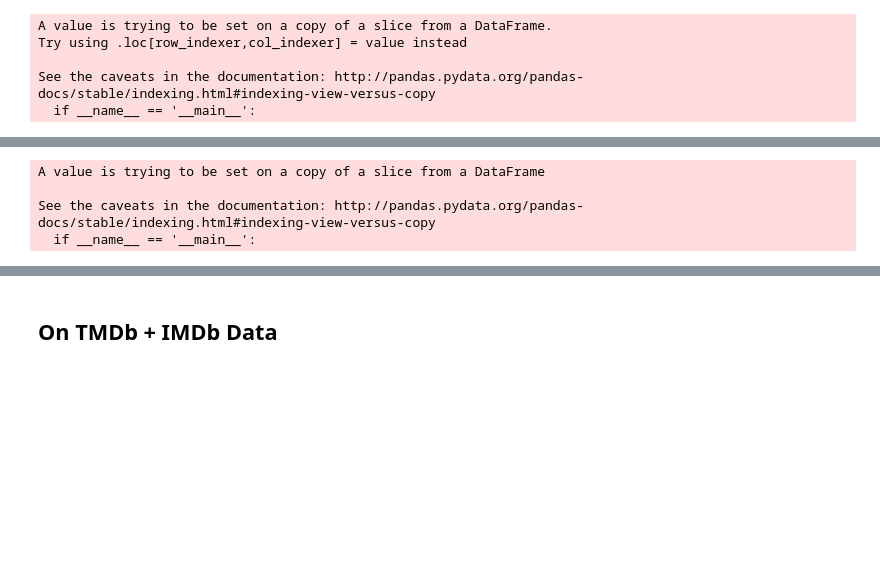
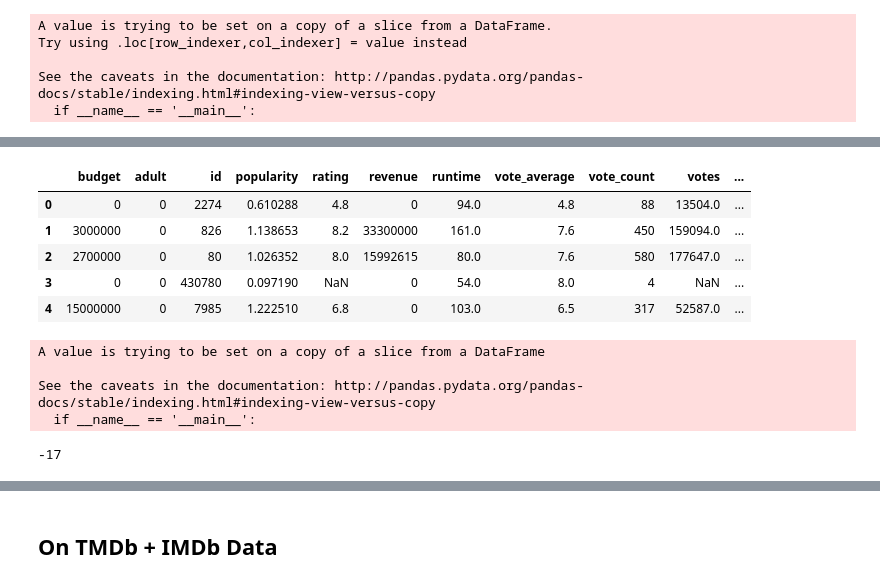
Before and after one commit to xueharry/cs109b-final-project, a Jupyter notebook: milestone3/RandForestsDirect.ipynb, the cells around one changed output, grey strips where cells are left out. Cells and saved outputs as stored; diff of their text form; code cells hidden in the pictures; blank space fills up the shorter version.

Commit message:
notebook for data cleaning tasks

```diff
--- a/milestone3/RandForestsDirect.ipynb
+++ b/milestone3/RandForestsDirect.ipynb
@@ -179,3 +139,12 @@ full_data_condense
+# %%
+full_data_condensed.head()
+# %% [output]
+|  | budget | adult | id | popularity | rating | revenue | runtime | vote_average | vote_count | votes | ... |
+| 0 | 0 | 0 | 2274 | 0.610288 | 4.8 | 0 | 94.0 | 4.8 | 88 | 13504.0 | ... |
+| 1 | 3000000 | 0 | 826 | 1.138653 | 8.2 | 33300000 | 161.0 | 7.6 | 450 | 159094.0 | ... |
+| 2 | 2700000 | 0 | 80 | 1.026352 | 8.0 | 15992615 | 80.0 | 7.6 | 580 | 177647.0 | ... |
+| 3 | 0 | 0 | 430780 | 0.097190 | NaN | 0 | 54.0 | 8.0 | 4 | NaN | ... |
+| 4 | 15000000 | 0 | 7985 | 1.222510 | 6.8 | 0 | 103.0 | 6.5 | 317 | 52587.0 | ... |
 # %%
 full_data_condensed.drop("adult", axis=1, inplace=True)
 # %% [output]
@@ -185,0 +160,4 @@ See the caveats in the documentation: http://pandas.pydata.org/pandas-docs/stabl
+# %%
+len(df_test["id"]) - len(train_test_indices["test"])
+# %% [output]
+-17
```
Also changed, not shown: parts of 24 cells of this notebook, 4 other files.
